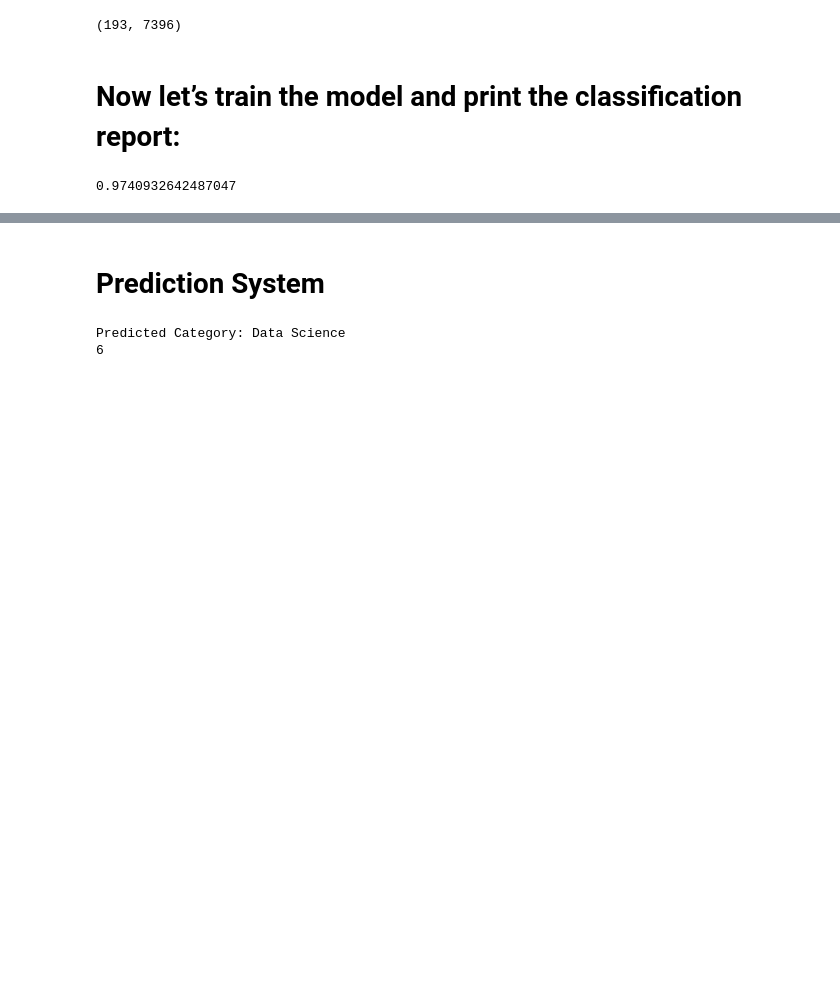
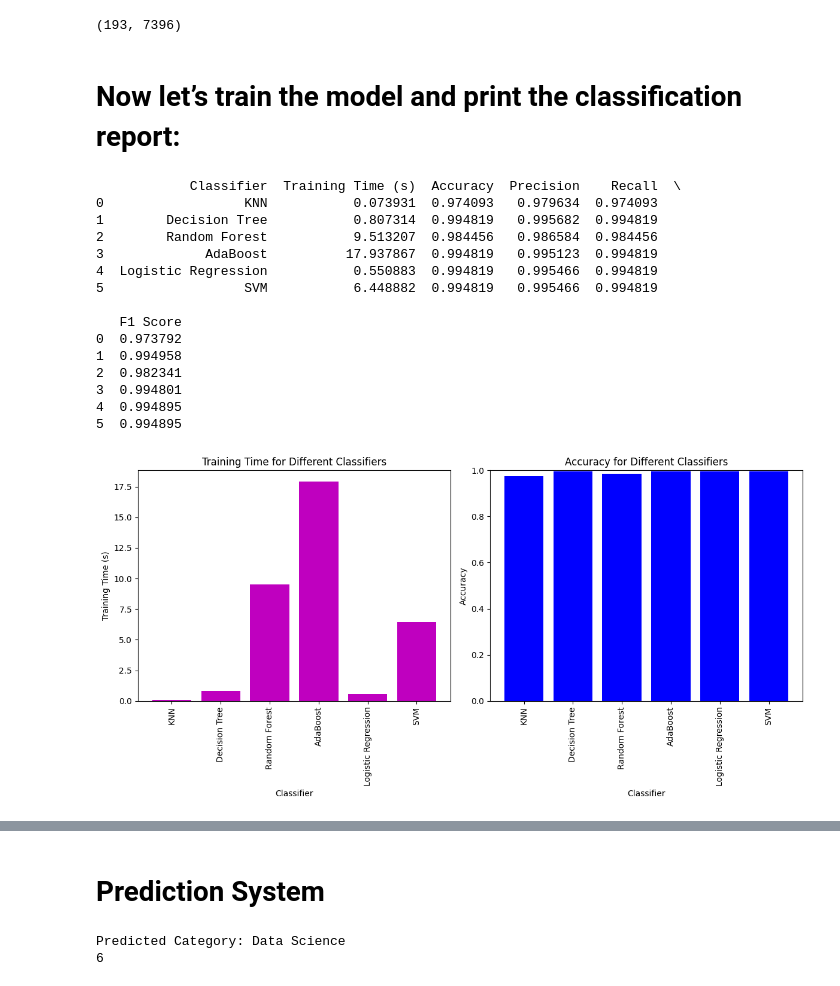
Before and after one commit to aanchaltailwal/CareerCompass, a Jupyter notebook: Resume Screening with Python.ipynb, the cells around one changed output, grey strips where cells are left out. Cells and saved outputs as stored; diff of their text form; code cells hidden in the pictures; blank space fills up the shorter version.

Commit message:
testing and graphs

```diff
--- a/Resume Screening with Python.ipynb
+++ b/Resume Screening with Python.ipynb
@@ -162,6 +162,8 @@ X_test.shape
 # Now let’s train the model and print the classification report:
 # %%
 import time
+import pandas as pd
+import matplotlib.pyplot as plt
 from sklearn.neighbors import KNeighborsClassifier
 from sklearn.multiclass import OneVsRestClassifier
 from sklearn.tree import DecisionTreeClassifier
@@ -182,40 +184,98 @@ classifiers = {
 
 results = []
 
 for name, classifier in classifiers.items():
     # Measure the training time
     start_time = time.time()
     clf = OneVsRestClassifier(classifier)
     clf.fit(X_train, y_train)
     training_time = time.time() - start_time
 
     # Make predictions
     ypred = clf.predict(X_test)
 
     # Calculate metrics
     accuracy = accuracy_score(y_test, ypred)
     precision = precision_score(y_test, ypred, average='weighted')
     recall = recall_score(y_test, ypred, average='weighted')
     f1 = f1_score(y_test, ypred, average='weighted')
 
     # Store the results
     results.append({
         "Classifier": name,
         "Training Time (s)": training_time,
         "Accuracy": accuracy,
         "Precision": precision,
         "Recall": recall,
         "F1 Score": f1
     })
 
-# Print the results
-for result in results:
-    print(f"Classifier: {result['Classifier']}")
-    print(f"Training Time (s): {result['Training Time (s)']:.4f}")
-    print(f"Accuracy: {result['Accuracy']:.4f}")
-    print(f"Precision: {result['Precision']:.4f}")
-    print(f"Recall: {result['Recall']:.4f}")
-    print(f"F1 Score: {result['F1 Score']:.4f}")
-    print("-" * 30)
+# Store the results in a DataFrame
+results_df = pd.DataFrame(results)
+
+# Display the DataFrame
+print(results_df)
+
+# Plot Training Time vs. Accuracy
+plt.figure(figsize=(12, 6))
+
+# Training Time
+plt.subplot(1, 2, 1)
+plt.bar(results_df['Classifier'], results_df['Training Time (s)'], color='m')
+plt.title('Training Time for Different Classifiers')
+plt.ylabel('Training Time (s)')
+plt.xlabel('Classifier')
+plt.xticks(rotation=90)
+
+# Accuracy
+plt.subplot(1, 2, 2)
+plt.bar(results_df['Classifier'], results_df['Accuracy'], color='b')
+plt.title('Accuracy for Different Classifiers')
+plt.ylabel('Accuracy')
+plt.xlabel('Classifier')
+plt.xticks(rotation=90)
+plt.ylim(0, 1)
+
+plt.tight_layout()
+plt.show()
+
+# Plot Accuracy, Precision, Recall, and F1 Score
+plt.figure(figsize=(12, 8))
+x = range(len(results_df['Classifier']))
+
+bar_width = 0.2  # width of the bars
+
+plt.bar(x, results_df['Accuracy'], width=bar_width, label='Accuracy', align='center')
+plt.bar([p + bar_width for p in x], results_df['Precision'], width=bar_width, label='Precision', align='center')
+plt.bar([p + 2 * bar_width for p in x], results_df['Recall'], width=bar_width, label='Recall', align='center')
+plt.bar([p + 3 * bar_width for p in x], results_df['F1 Score'], width=bar_width, label='F1 Score', align='center')
+
+plt.xlabel('Classifier')
+plt.ylabel('Score')
+plt.title('Evaluation Metrics for Different Classifiers')
+plt.xticks([p + 1.5 * bar_width for p in x], results_df['Classifier'], rotation=90)
+plt.ylim(0, 1)
+plt.legend()
+plt.tight_layout()
+plt.show()
+
+# Display the results in a table format
+print("Results Table:")
+print(results_df.to_string(index=False))
 # %% [output]
-0.9740932642487047
+            Classifier  Training Time (s)  Accuracy  Precision    Recall  \
+0                  KNN           0.073931  0.974093   0.979634  0.974093
+1        Decision Tree           0.807314  0.994819   0.995682  0.994819
+2        Random Forest           9.513207  0.984456   0.986584  0.984456
+3             AdaBoost          17.937867  0.994819   0.995123  0.994819
+4  Logistic Regression           0.550883  0.994819   0.995466  0.994819
+5                  SVM           6.448882  0.994819   0.995466  0.994819
+
+   F1 Score
+0  0.973792
+1  0.994958
+2  0.982341
+3  0.994801
+4  0.994895
+5  0.994895
+[figure, added]
```
Also changed, not shown: parts of 2 cells of this notebook.
